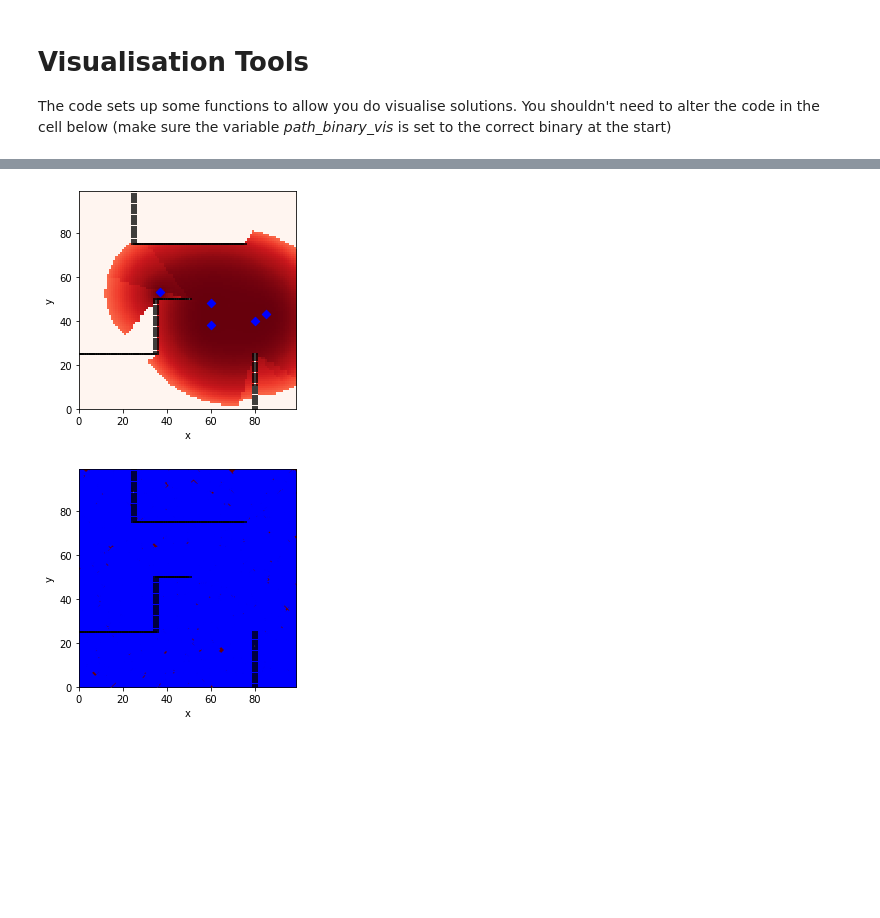
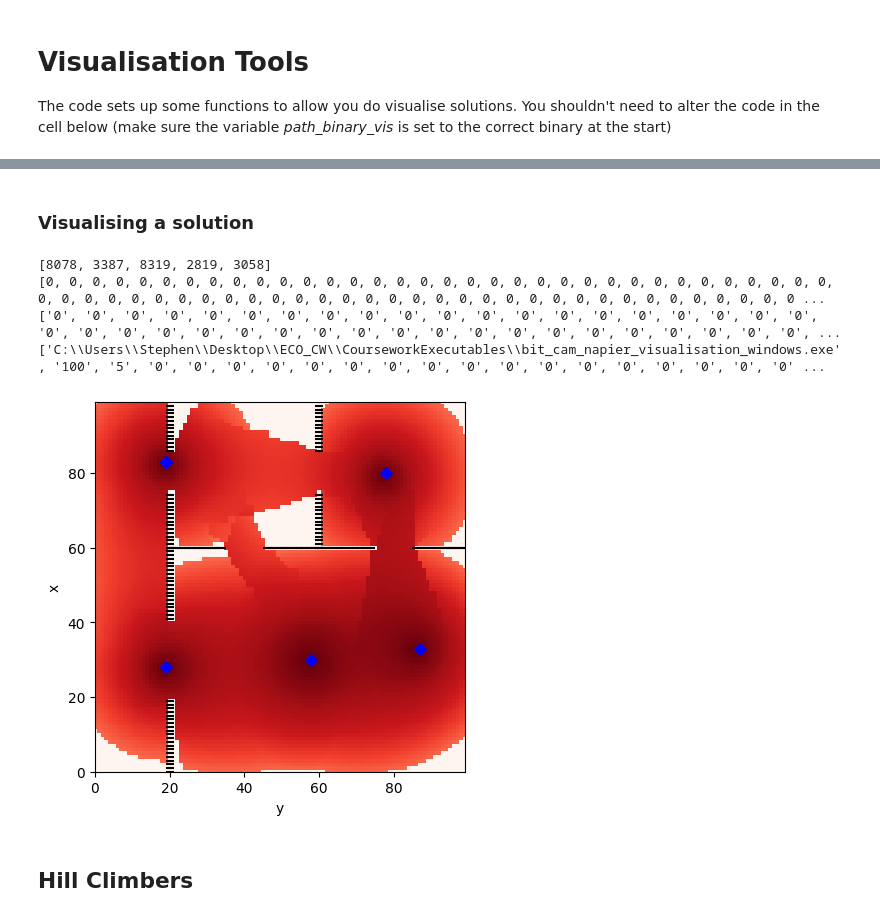
Before and after one commit to sttteephen/ECO_CW, a Jupyter notebook: CourseworkSkeleton-Release.ipynb, the cells around one changed output, grey strips where cells are left out. Drawn from its saved outputs; the diff is of its cells as text; code cells hidden in the pictures; blank space fills up the shorter version.

Commit message:
mulitiple hill climbers working

```diff
--- a/CourseworkSkeleton-Release.ipynb
+++ b/CourseworkSkeleton-Release.ipynb
@@ -27,7 +24,7 @@ from deap import tools
 Depending on the instance you are trying to solve, sest the following parameters
 # %%
 # Windows and Mac: just set the path to the instance
-myinst="/path_to_instance/WallsTest1.csv"
+myinst="Instances\WNMScotlandFloor5Left_5_cameras.csv"
 instance_file = myinst  # the name of the file specifying the layout - use "" to represent an empty grid to an empty grid
 
 #  COLAB: upload the instance to colab and
@@ -244,3 +274,33 @@ number of cameras is 4440
+# %%
+if False:
+    mutation_rate = [0.01, 0.03, 0.05, 0.07, 0.09, 0.5]
+    repeat_runs = 5
+    for r in mutation_rate:
+            for i in range(repeat_runs):
+                ##############################
+                # run the main function
+                pop, log, hof = main(mutpb=r)\
+
+                ##############################
+
+
+                best = hof[0].fitness.values[0]   # best fitness found is stored at index 0 in the hof list
+
+
+                # look in the logbook to see what generation this was found at
+
+                min_lst = log.select("min")  # min fitness per generation stored in log
+
+                for i in range(ngen):  # set to ngen
+                        fit = min_lst[i]
+                        if fit == best:
+                            break
+
+                print("max fitness found is %s at gen %s " % (best, i))
+                print("number of cameras is %s" % (np.sum(hof[0])))
+
+                with open('mutation_rate_experiment.csv', 'a') as f:
+                    f.write(str(r) + ',' + str(best) + ',' + str(i) + '\n')
 # %% [markdown]
 ## Plotting (optional)
 # %%
@@ -295,7 +355,9 @@ def solution_converter(index, instance_size):
 # assumes path_binary is already set
 def visualise_objective_function(x, instance_size, nb_cameras, instance_file):
     params = ['%.16g' % a for a in x]
+    print(params)
     cmd = [path_binary_vis,str(instance_size),str(nb_cameras)]+params+[instance_file]
+    print(cmd)
     with open("temp_results.csv",'w') as fd:
         s = subprocess.call(cmd, stdout=fd)
     # Plotting the probability of detection
@@ -314,7 +376,7 @@ def visualise_objective_function(x, instance_size, nb_cameras, instance_file):
         walls = pd.read_csv(instance_file,header=None)
         plt.scatter(walls[1],walls[0],c="black", marker="_")
     plt.xlim(0,instance_size-1)
-    plt.xlabel("x")
+    plt.xlabel("y")
     plt.ylim(0,instance_size-1)
-    plt.ylabel("y")
+    plt.ylabel("x")
     plt.show()
@@ -327,40 +383,24 @@ Two examples are given:
-# %%
-# Here we just create a random solution for a 100x100 grid with two cameras at random positions
-# you can experiment to see what different solutions look like
-
-
-# this assumes a grid of size 100x100
-sol = np.zeros(100*100)
-
-# add some cameras!
-sol[random.randint(0, 10000)] = 1
-sol[random.randint(0, 10000)] = 1
-sol[random.randint(0, 10000)] = 1
-sol[random.randint(0, 10000)] = 1
-sol[random.randint(0, 10000)] = 1
-
-actual_cameras=sum(sol)  # need to pass the actual numbers of cameras in the solution, regardless of whether it is valid
-
-# choose an empty grid
-#visualise_objective_function(sol, instance_size= 100, nb_cameras=2, instance_file="")
-
-# choose a layout
-
-
-visualise_objective_function(sol, instance_size=instance_size, nb_cameras=actual_cameras, instance_file=myinst)
-# %% [output]
-[figure, removed]
+# %% [markdown]
+### Visualising a solution
 # %%
 # here we visualise the best result returned from the algorithm - it assumes an individual is a list of 0,1s.
 # If your individual uses a different representation then adapt accordingly to reshape into this form
 
 # first we need to turn the individual returned into a list
 best_solution=[]
 for i in range(0, len(hof[0])):
     best_solution.append(hof[0][i])
 
-actual_cameras=sum(best_solution)  # need to give number of cameras in the solution
+print(best_solution)
+sol = place_cameras(best_solution)
+print(sol)
 
-visualise_objective_function(best_solution, instance_size=instance_size, nb_cameras=actual_cameras, instance_file=myinst)
+visualise_objective_function(sol, instance_size=instance_size, nb_cameras=5, instance_file=myinst)
 # %% [output]
+[8078, 3387, 8319, 2819, 3058]
+[0, 0, 0, 0, 0, 0, 0, 0, 0, 0, 0, 0, 0, 0, 0, 0, 0, 0, 0, 0, 0, 0, 0, 0, 0, 0, 0, 0, 0, 0, 0, 0, 0, 0, 0, 0, 0, 0, 0, 0, 0, 0, 0, 0, 0, 0, 0, 0, 0, 0, 0, 0, 0, 0, 0, 0, 0, 0, 0, 0, 0, 0, 0, 0, 0, 0, 0 ...
+['0', '0', '0', '0', '0', '0', '0', '0', '0', '0', '0', '0', '0', '0', '0', '0', '0', '0', '0', '0', '0', '0', '0', '0', '0', '0', '0', '0', '0', '0', '0', '0', '0', '0', '0', '0', '0', '0', '0', '0', ...
+['C:\\Users\\Stephen\\Desktop\\ECO_CW\\CourseworkExecutables\\bit_cam_napier_visualisation_windows.exe', '100', '5', '0', '0', '0', '0', '0', '0', '0', '0', '0', '0', '0', '0', '0', '0', '0', '0', '0' ...
-[figure, old version]
+[figure, new version]
+# %% [markdown]
+## Hill Climbers
```
Also changed, not shown: parts of 18 cells of this notebook, 13 other files.
